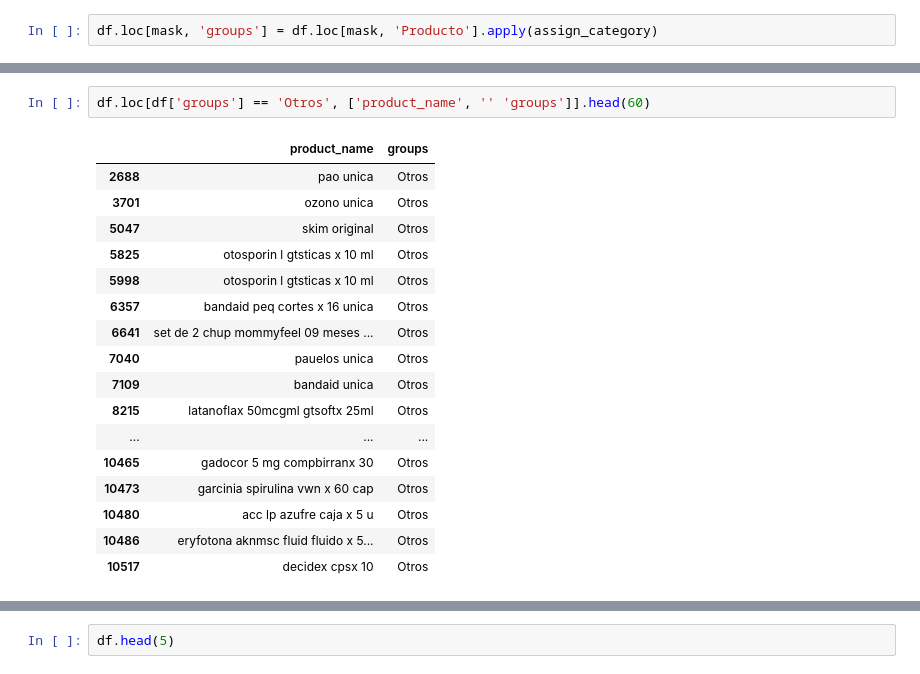
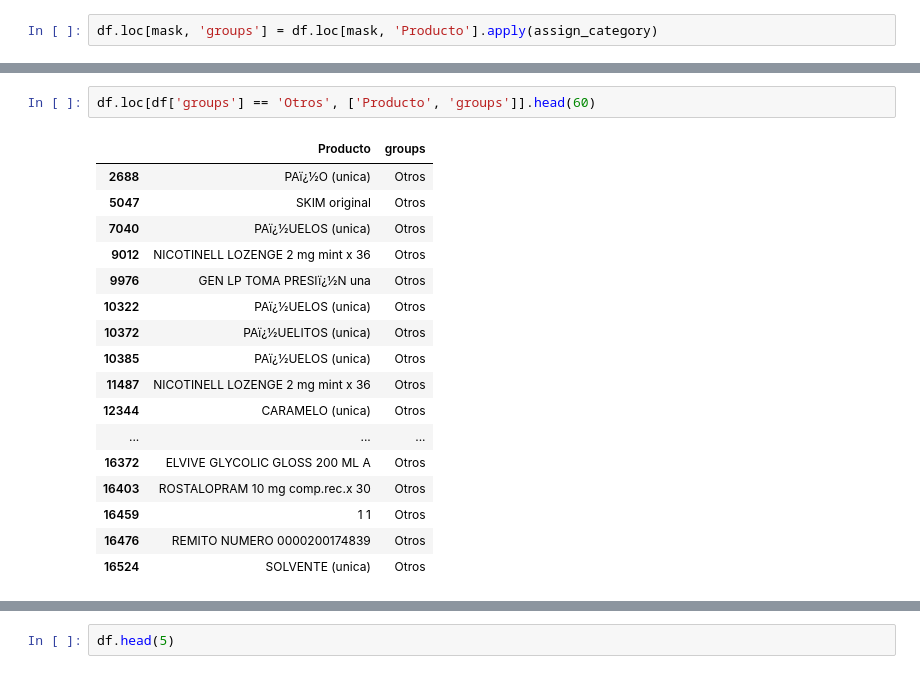
Before and after one commit to 4GeeksAcademy/sp-ml-20-final-project-g2, a Jupyter notebook: src/eda-ineta.ipynb, the cells around one changed output, grey strips where cells are left out. Saved outputs shown, nothing was run; the diff lists cells and outputs as text.

Commit message:
argupación de los productos

```diff
--- a/src/eda-ineta.ipynb
+++ b/src/eda-ineta.ipynb
@@ -908,20 +949,20 @@ array(['PAÑO (unica)', 'OZONO (unica)', 'SKIM original', ...,
 # %%
-df.loc[df['groups'] == 'Otros', ['product_name', '' 'groups']].head(60)
+df.loc[df['groups'] == 'Otros', ['Producto', 'groups']].head(60)
 # %% [output]
-|  | product_name | groups |
-| 2688 | pao unica | Otros |
-| 3701 | ozono unica | Otros |
-| 5047 | skim original | Otros |
-| 5825 | otosporin l gtsticas x 10 ml | Otros |
-| 5998 | otosporin l gtsticas x 10 ml | Otros |
-| 6357 | bandaid peq cortes x 16 unica | Otros |
-| 6641 | set de 2 chup mommyfeel 09 meses ... | Otros |
-| 7040 | pauelos unica | Otros |
-| 7109 | bandaid unica | Otros |
-| 8215 | latanoflax 50mcgml gtsoftx 25ml | Otros |
+|  | Producto | groups |
+| 2688 | PAï¿½O (unica) | Otros |
+| 5047 | SKIM original | Otros |
+| 7040 | PAï¿½UELOS (unica) | Otros |
+| 9012 | NICOTINELL LOZENGE 2 mg mint x 36 | Otros |
+| 9976 | GEN LP TOMA PRESIï¿½N una | Otros |
+| 10322 | PAï¿½UELOS (unica) | Otros |
+| 10372 | PAï¿½UELITOS (unica) | Otros |
+| 10385 | PAï¿½UELOS (unica) | Otros |
+| 11487 | NICOTINELL LOZENGE 2 mg mint x 36 | Otros |
+| 12344 | CARAMELO (unica) | Otros |
 | ... | ... | ... |
-| 10465 | gadocor 5 mg compbirranx 30 | Otros |
-| 10473 | garcinia spirulina vwn x 60 cap | Otros |
-| 10480 | acc lp azufre caja x 5 u | Otros |
-| 10486 | eryfotona aknmsc fluid fluido x 5... | Otros |
-| 10517 | decidex cpsx 10 | Otros |
+| 16372 | ELVIVE GLYCOLIC GLOSS 200 ML A | Otros |
+| 16403 | ROSTALOPRAM 10 mg comp.rec.x 30 | Otros |
+| 16459 | 1 1 | Otros |
+| 16476 | REMITO NUMERO 0000200174839 | Otros |
+| 16524 | SOLVENTE (unica) | Otros |
```
Also changed, not shown: parts of 12 cells of this notebook.
